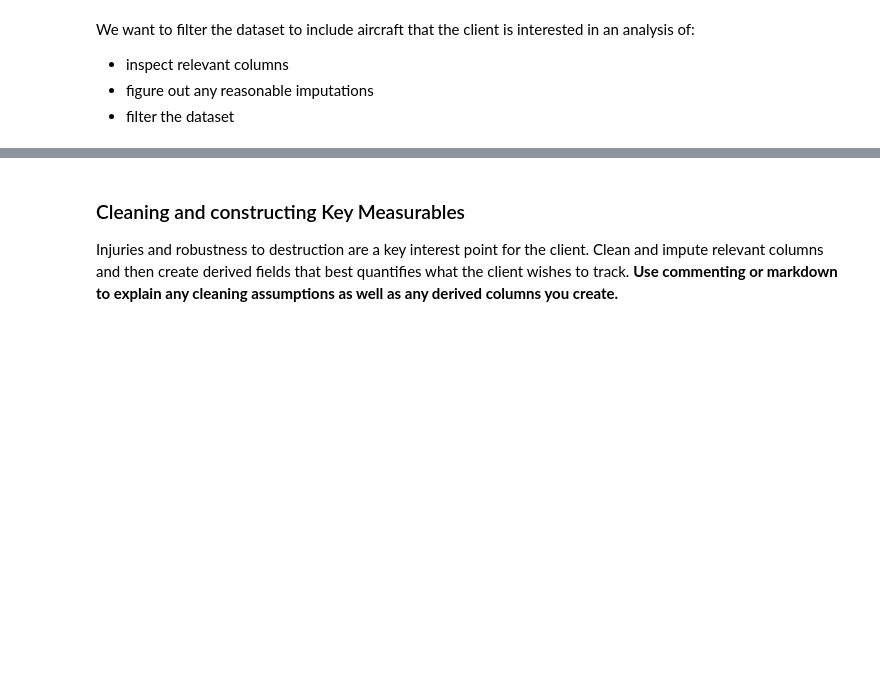
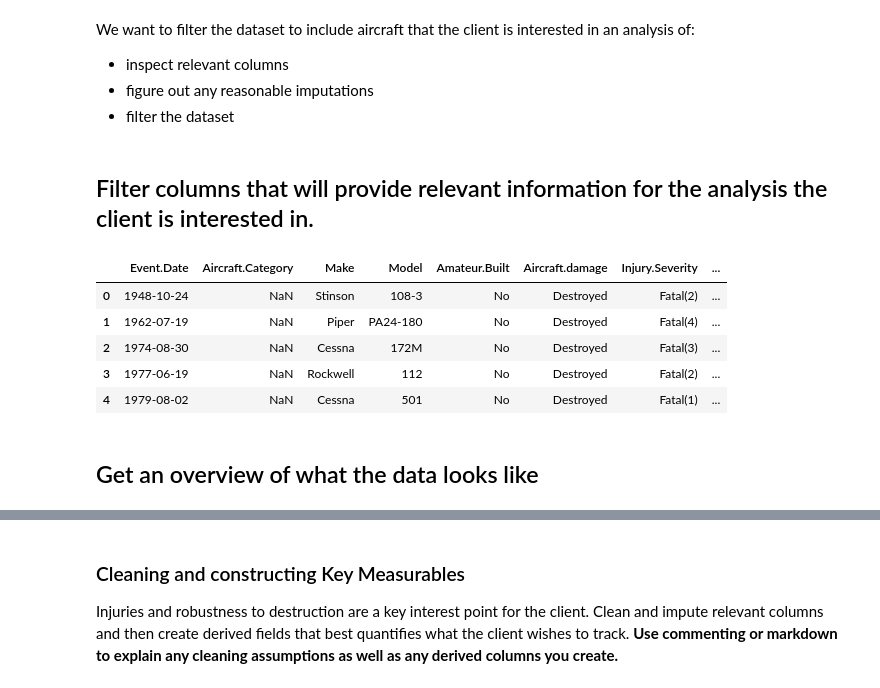
Before and after one commit to PaulK2547/dsc-course0-m8-lab, a Jupyter notebook: Aviation_Accidents_Cleaning.ipynb, the cells around one changed output, grey strips where cells are left out. Saved outputs shown, nothing was run; the diff lists cells and outputs as text; code cells hidden in the pictures; blank space fills up the shorter version.

```diff
--- a/Aviation_Accidents_Cleaning.ipynb
+++ b/Aviation_Accidents_Cleaning.ipynb
@@ -88,3 +88,31 @@ We want to filter the dataset to include aircraft that the client is interested
 - inspect relevant columns
 - figure out any reasonable imputations
 - filter the dataset
+# %% [markdown]
+## Filter columns that will provide relevant information for the analysis the client is interested in.
+# %%
+columns= [
+    'Event.Date',
+    'Aircraft.Category',
+    'Make',
+    'Model',
+    'Amateur.Built',
+    'Aircraft.damage',
+    'Injury.Severity',
+    'Total.Fatal.Injuries',
+    'Total.Serious.Injuries',
+    'Total.Uninjured',
+    'Purpose.of.flight',
+    'FAR.Description'
+]
+
+df[columns].head()
+# %% [output]
+|  | Event.Date | Aircraft.Category | Make | Model | Amateur.Built | Aircraft.damage | Injury.Severity | ... |
+| 0 | 1948-10-24 | NaN | Stinson | 108-3 | No | Destroyed | Fatal(2) | ... |
+| 1 | 1962-07-19 | NaN | Piper | PA24-180 | No | Destroyed | Fatal(4) | ... |
+| 2 | 1974-08-30 | NaN | Cessna | 172M | No | Destroyed | Fatal(3) | ... |
+| 3 | 1977-06-19 | NaN | Rockwell | 112 | No | Destroyed | Fatal(2) | ... |
+| 4 | 1979-08-02 | NaN | Cessna | 501 | No | Destroyed | Fatal(1) | ... |
+# %% [markdown]
+## Get an overview of what the data looks like
```
Also changed, not shown: parts of 14 cells of this notebook, 1 other file.
